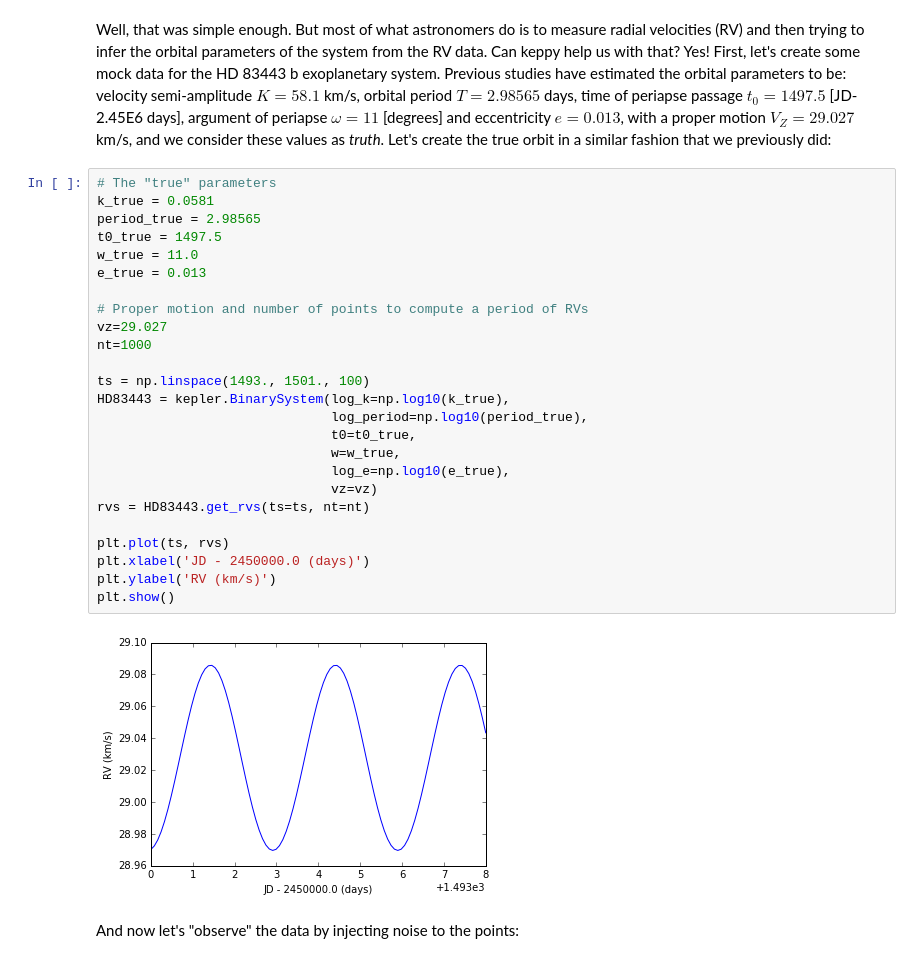
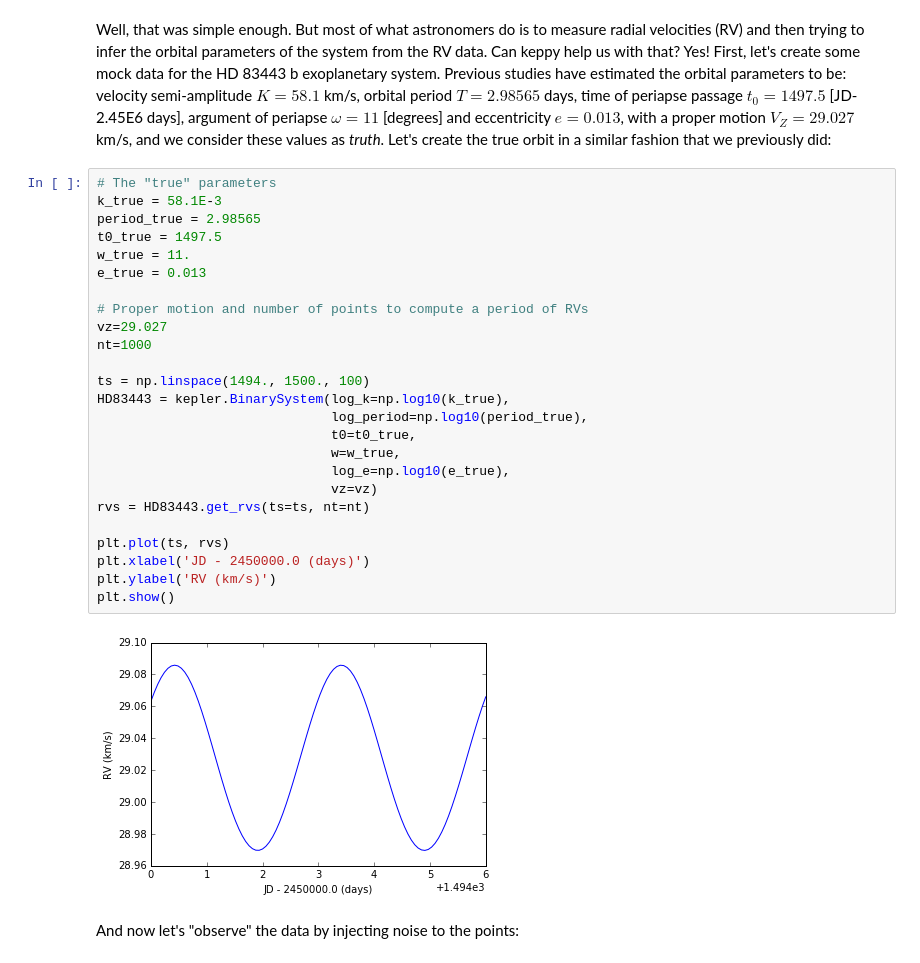
Before and after one commit to Eapj3/radial_, a Jupyter notebook: usage_example.ipynb, the cells around one changed output. Saved outputs shown, nothing was run; the diff lists cells and outputs as text.

```diff
--- a/usage_example.ipynb
+++ b/usage_example.ipynb
@@ -49,31 +49,31 @@ There we go! This exoplanet has a very eccentric orbit, and that is what causes
 Well, that was simple enough. But most of what astronomers do is to measure radial velocities (RV) and then trying to infer the orbital parameters of the system from the RV data. Can keppy help us with that? Yes! First, let's create some mock data for the HD 83443 b exoplanetary system. Previous studies have estimated the orbital parameters to be: velocity semi-amplitude $K = 58.1$ km/s, orbital period $T = 2.98565$ days, time of periapse passage $t_0 = 1497.5$ [JD-2.45E6 days], argument of periapse $\omega = 11$ [degrees] and eccentricity $e = 0.013$, with a proper motion $V_Z = 29.027$ km/s, and we consider these values as *truth*. Let's create the true orbit in a similar fashion that we previously did:
 # %%
 # The "true" parameters
-k_true = 0.0581
+k_true = 58.1E-3
 period_true = 2.98565
 t0_true = 1497.5
-w_true = 11.0
+w_true = 11.
 e_true = 0.013
 
 # Proper motion and number of points to compute a period of RVs
 vz=29.027
 nt=1000
 
-ts = np.linspace(1493., 1501., 100)
+ts = np.linspace(1494., 1500., 100)
 HD83443 = kepler.BinarySystem(log_k=np.log10(k_true),
                               log_period=np.log10(period_true),
                               t0=t0_true,
                               w=w_true,
                               log_e=np.log10(e_true),
                               vz=vz)
 rvs = HD83443.get_rvs(ts=ts, nt=nt)
 
 plt.plot(ts, rvs)
 plt.xlabel('JD - 2450000.0 (days)')
 plt.ylabel('RV (km/s)')
 plt.show()
 # %% [output]
-[figure, old version]
+[figure, new version]
 # %% [markdown]
 And now let's "observe" the data by injecting noise to the points:
 # %%
```
Also changed, not shown: parts of 14 cells of this notebook.
